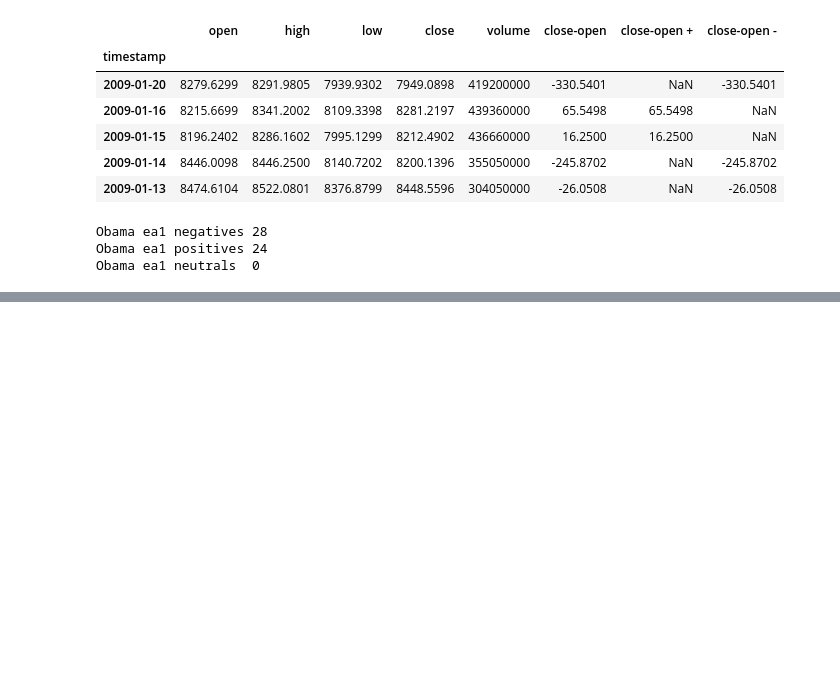
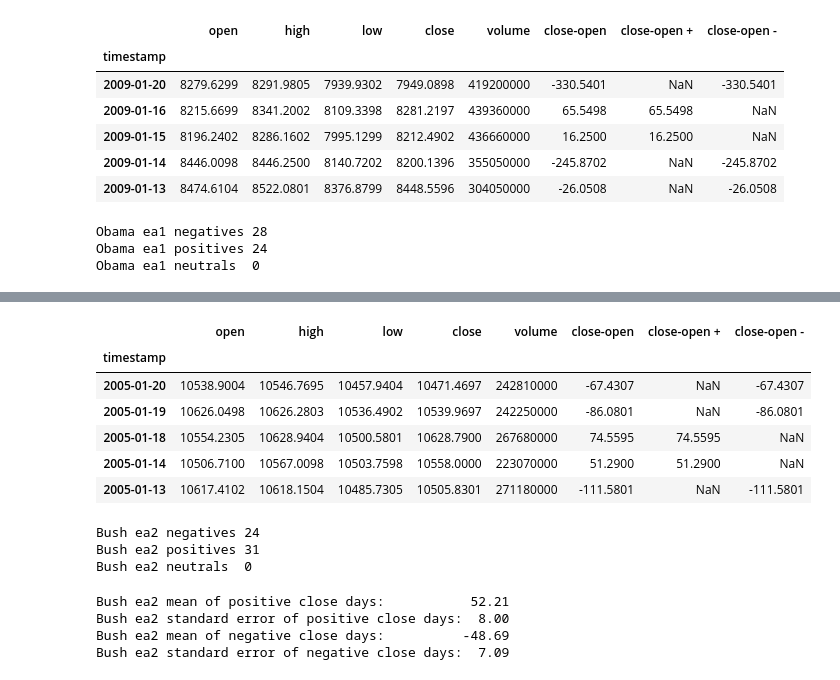
Before and after one commit to 123bmoney0/Project-1---Brute-Force, a Jupyter notebook: Project 1 Brute Force continuing code.ipynb, the cells around one changed output, grey strips where cells are left out. Cells and saved outputs as stored; diff of their text form; code cells hidden in the pictures; blank space fills up the shorter version.

```diff
--- a/Project 1 Brute Force continuing code.ipynb
+++ b/Project 1 Brute Force continuing code.ipynb
@@ -284,8 +337,16 @@ obama_ea2_date_index.head()
 # %%
 # Create a database for dates between Bush's re-election (11/2/2004)
 # and his second inauguration (1/20/2005)    where ea stands for election to inauguration
-bush_ea2_df = dow_jones_close[3697:3752]
+bush_ea2_df = dow_jones_close_no_index[3697:3752]
 bush_ea2_df.head()
+# %% [output]
+|  | open | high | low | close | volume | close-open | close-open + | close-open - |
+| timestamp |  |  |  |  |  |  |  |  |
+| 2005-01-20 | 10538.9004 | 10546.7695 | 10457.9404 | 10471.4697 | 242810000 | -67.4307 | NaN | -67.4307 |
+| 2005-01-19 | 10626.0498 | 10626.2803 | 10536.4902 | 10539.9697 | 242250000 | -86.0801 | NaN | -86.0801 |
+| 2005-01-18 | 10554.2305 | 10628.9404 | 10500.5801 | 10628.7900 | 267680000 | 74.5595 | 74.5595 | NaN |
+| 2005-01-14 | 10506.7100 | 10567.0098 | 10503.7598 | 10558.0000 | 223070000 | 51.2900 | 51.2900 | NaN |
+| 2005-01-13 | 10617.4102 | 10618.1504 | 10485.7305 | 10505.8301 | 271180000 | -111.5801 | NaN | -111.5801 |
 # %%
 # Find the number of days the market was up (+), down (-), or neutral for Bush ea 1st term
 bush_ea2_negatives = len(bush_ea2_df.loc[(bush_ea2_df['close-open'] < 0)])
@@ -294,6 +355,27 @@ bush_ea2_neutrals =  len(bush_ea2_df.loc[(bush_ea2_df['close-open'] == 0)])
 print('Bush ea2 negatives', bush_ea2_negatives)
 print('Bush ea2 positives', bush_ea2_positives)
 print('Bush ea2 neutrals ', bush_ea2_neutrals)
+# %% [output]
+Bush ea2 negatives 24
+Bush ea2 positives 31
+Bush ea2 neutrals  0
+# %%
+# For Bush's second election: Calculate the mean of close-open + column and the standard error
+bush_ea2_positive_closes_mean = bush_ea2_df.loc[:,'close-open +'].mean()
+bush_ea2_positive_closes_stderror = bush_ea2_df.loc[:,'close-open +'].sem()
+print('Bush ea2 mean of positive close days:          ', '{0:.2f}'.format(bush_ea2_positive_closes_mean))
+print('Bush ea2 standard error of positive close days: ', '{0:.2f}'.format(bush_ea2_positive_closes_stderror))
+
+# For Bush's second election: Calculate the mean of close-open - column and the standard error
+bush_ea2_negative_closes_mean = bush_ea2_df.loc[:,'close-open -'].mean()
+bush_ea2_negative_closes_stderror = bush_ea2_df.loc[:,'close-open -'].sem()
+print('Bush ea2 mean of negative close days:         ', '{0:.2f}'.format(bush_ea2_negative_closes_mean))
+print('Bush ea2 standard error of negative close days: ', '{0:.2f}'.format(bush_ea2_negative_closes_stderror))
+# %% [output]
+Bush ea2 mean of positive close days:           52.21
+Bush ea2 standard error of positive close days:  8.00
+Bush ea2 mean of negative close days:          -48.69
+Bush ea2 standard error of negative close days:  7.09
 # %%
 # Generate the Plot (Accounting for percentages)
 # set limit of x (all drug data ends at 45 days)
```
Also changed, not shown: parts of 25 cells of this notebook.
